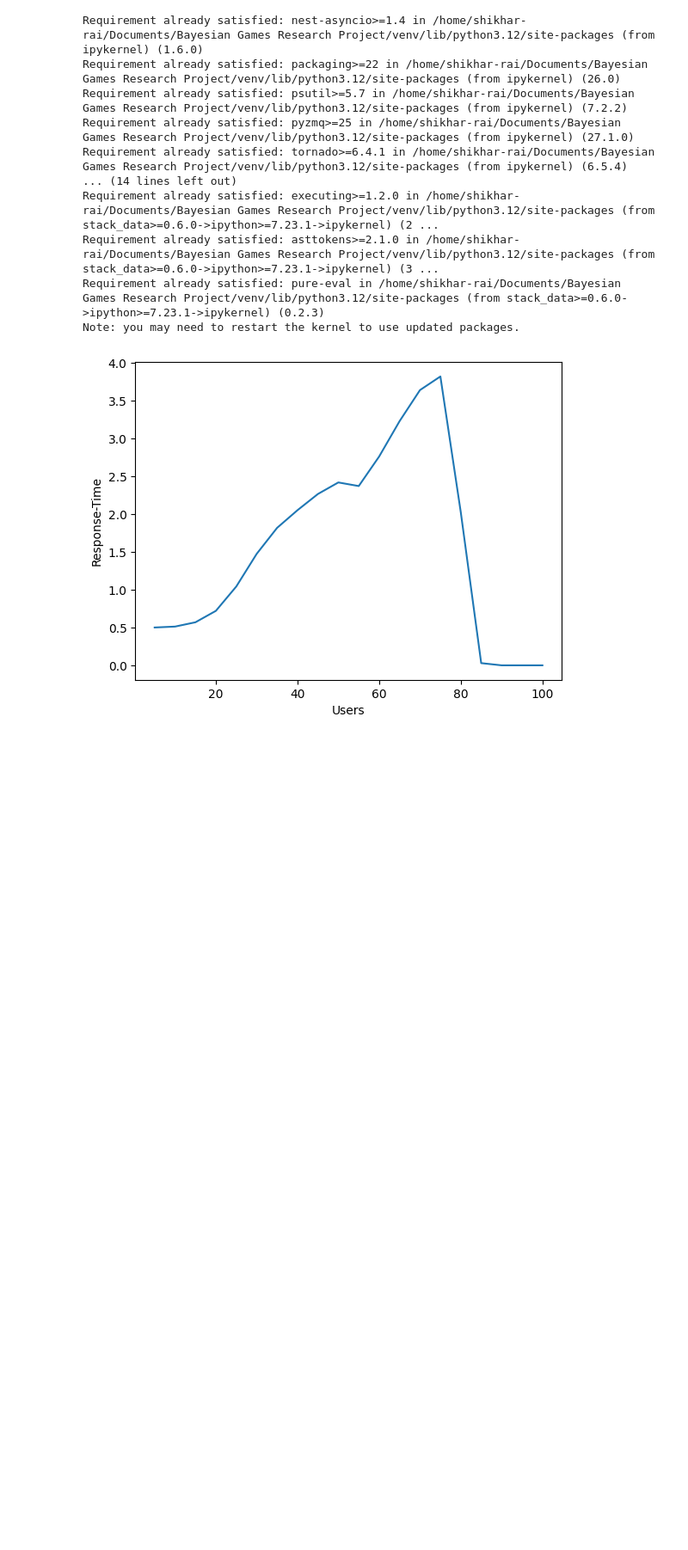
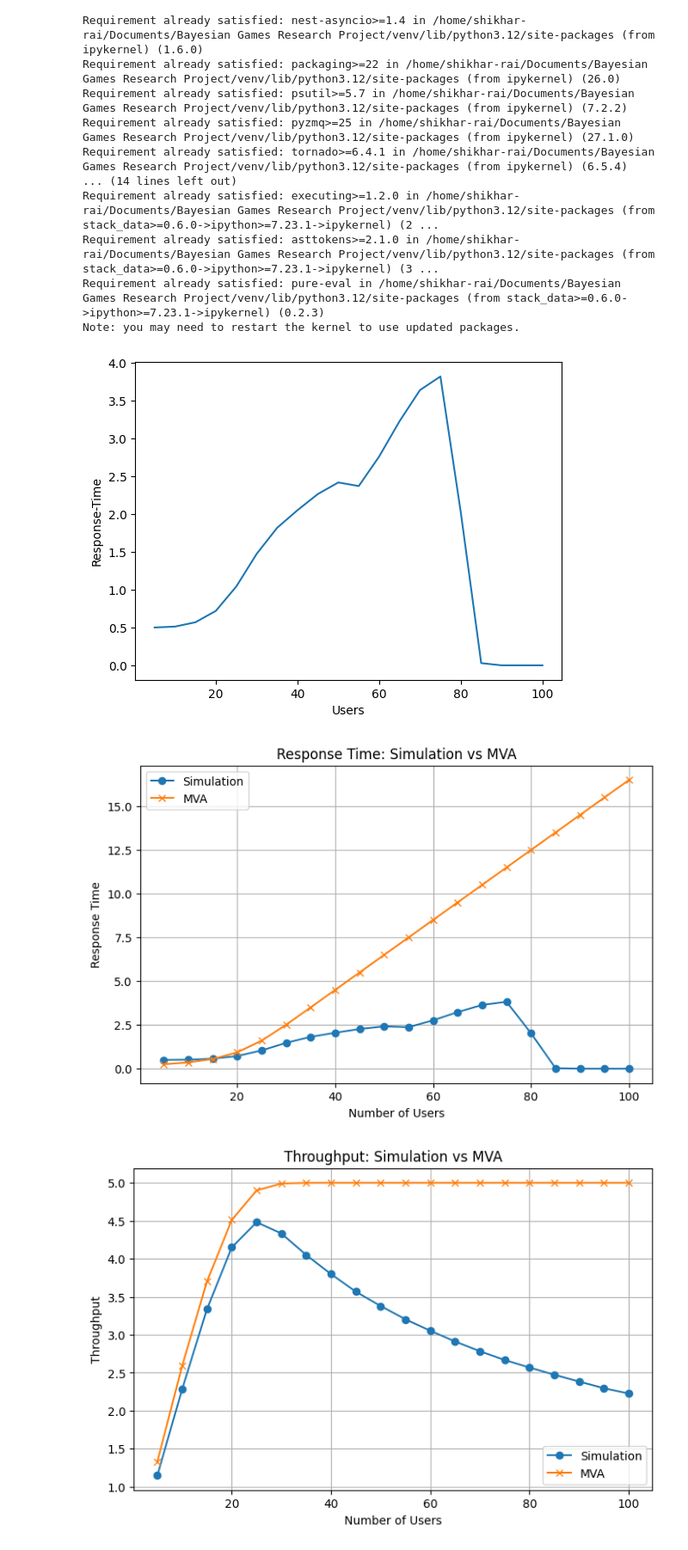
Before and after one commit to viren711/Performance-Analysis-CS681, a Jupyter notebook: discrete-event-simulation/plots.ipynb, the cells around one changed output. Shown at 86% size. Saved outputs shown, nothing was run; the diff lists cells and outputs as text; code cells hidden in the pictures; blank space fills up the shorter version.

```diff
--- a/discrete-event-simulation/plots.ipynb
+++ b/discrete-event-simulation/plots.ipynb
@@ -30,3 +30,49 @@ plt.ylabel("Response-Time")
 plt.show()
 # %% [output]
 [figure]
+# %%
+import pandas as pd
+import matplotlib.pyplot as plt
+
+sim = pd.read_csv("users_results_EXP_FIFO.csv")
+mva = pd.read_csv("mva_EXP_FIFO.csv")
+
+df = pd.merge(sim, mva, on="users")
+
+plt.figure(figsize=(8,5))
+
+plt.plot(df["users"], df["mean_response"],
+         marker='o', label="Simulation")
+
+plt.plot(df["users"], df["R_mva"],
+         marker='x', label="MVA")
+
+plt.xlabel("Number of Users")
+plt.ylabel("Response Time")
+plt.title("Response Time: Simulation vs MVA")
+plt.legend()
+plt.grid()
+
+plt.savefig("response_comparison.png")
+plt.show()
+
+
+plt.figure(figsize=(8,5))
+
+plt.plot(df["users"], df["throughput"],
+         marker='o', label="Simulation")
+
+plt.plot(df["users"], df["X_mva"],
+         marker='x', label="MVA")
+
+plt.xlabel("Number of Users")
+plt.ylabel("Throughput")
+plt.title("Throughput: Simulation vs MVA")
+plt.legend()
+plt.grid()
+
+plt.savefig("throughput_comparison.png")
+plt.show()
+# %% [output]
+[figure, added]
+[figure, added]
```
Also changed, not shown: 7 other files.
